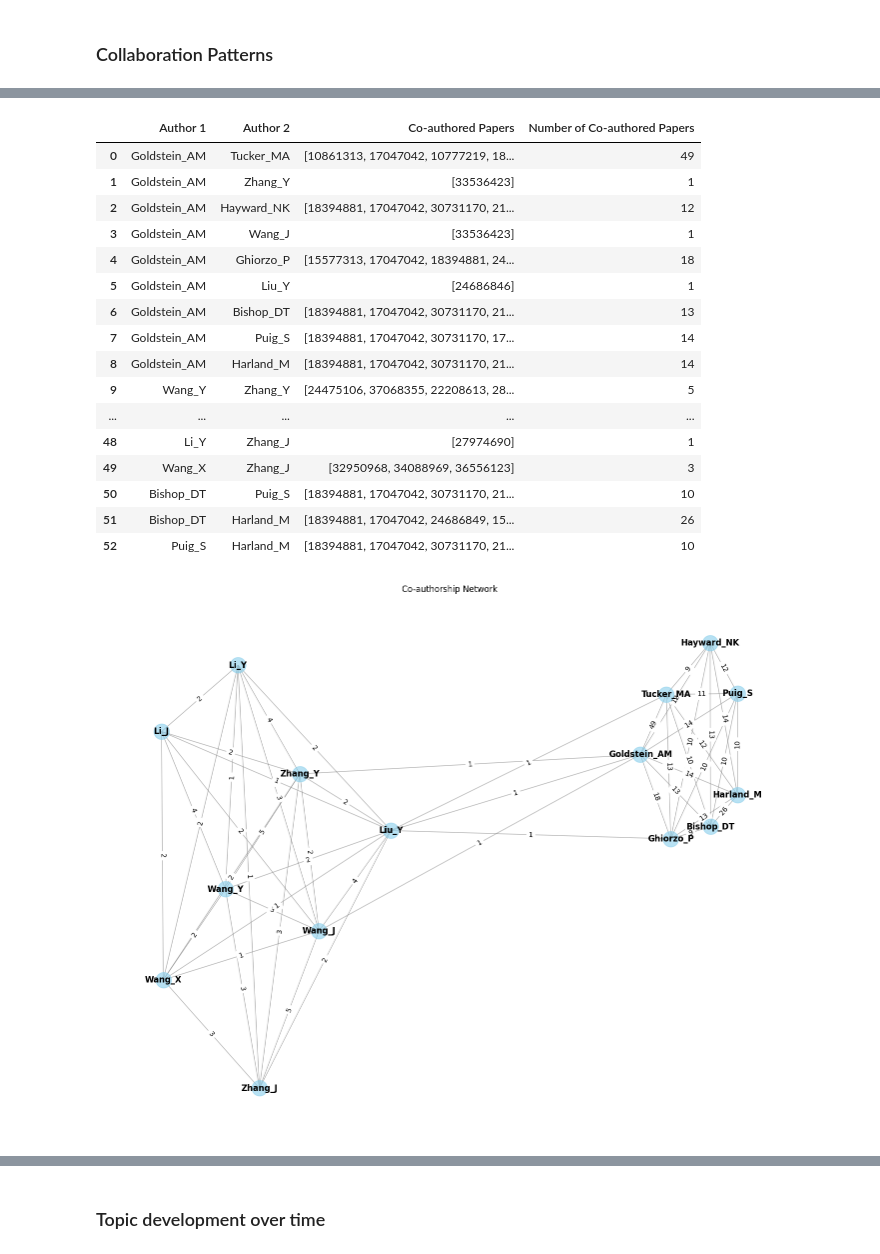
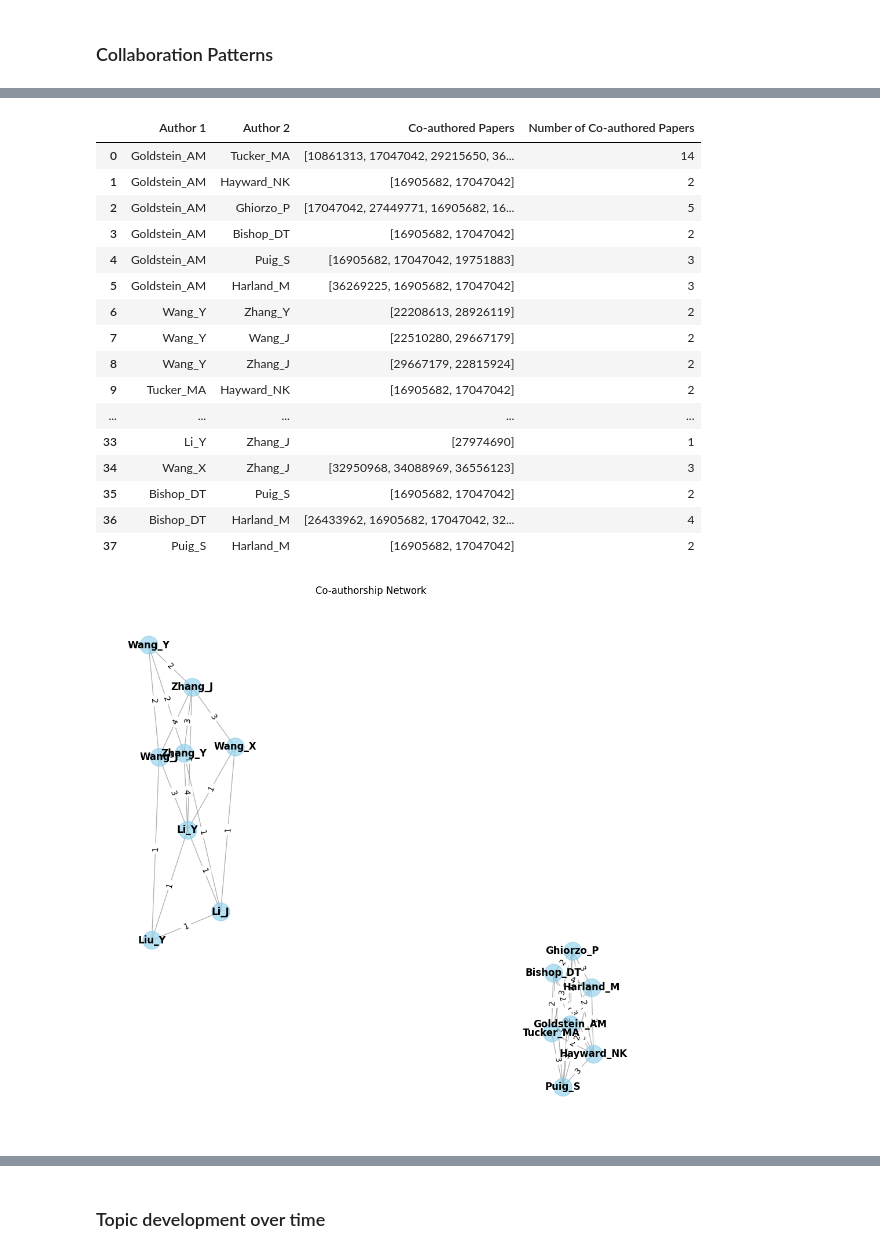
Before and after one commit to ThanakornMix/G1-Consulting-Data-Science, a Jupyter notebook: Consulting.ipynb, the cells around one changed output, grey strips where cells are left out. Saved outputs shown, nothing was run; the diff lists cells and outputs as text; code cells hidden in the pictures.

```diff
--- a/Consulting.ipynb
+++ b/Consulting.ipynb
@@ -130,7 +159,7 @@ author_counts = merged_df['ResearcherID'].value_counts().reset_index()
 author_counts.columns = ['ResearcherID', 'Count']
 # Sort into descending order
 author_counts = author_counts.sort_values(by='Count', ascending=False)
-most_published_authors = author_counts.head(15)
+most_published_authors = author_counts.head(20)
 most_published_authors = pd.DataFrame(most_published_authors)
 
 # Display the dataframe
@@ -160,16 +190,16 @@ df_coauthored = []
 df_no_coauthored = []
 
 # get the researcherID of the most published authors
-top_15_authors = most_published_authors['ResearcherID'].tolist()
+top_10_authors = most_published_authors['ResearcherID'][:15]
 
 # create pairs of researchers to check if they have collaborated
-author_pairs = list(combinations(top_15_authors, 2))
+author_pairs = list(combinations(top_10_authors, 2))
 
 # create a dictionary to store the pair and the papers they've co-authored
 coauthored_together = {pair: set() for pair in author_pairs}
 
 # create a collaboration dataframe with columns PMID and ResearcherID
-collaboration = merged_df[['PMID', 'ResearcherID']].copy()
+collaboration = cancer_rows[['PMID', 'ResearcherID']].copy()
 
 # group by PMID and  ResearcherIDs into a list of collaborators
 collaboration = collaboration.groupby('PMID')['ResearcherID'].agg(lambda x: ','.join(x)).reset_index()
@@ -177,11 +207,11 @@ collaboration.columns = ['PMID', 'Collaborators']
 
 paper_to_collaborators = collaboration.set_index('PMID')['Collaborators'].to_dict()
 
-# for each pair of top 15 authors, check if they have co-authored any paper
+# for each pair of top 10 authors, check if they have co-authored any paper
 for paper_id, collaborators in paper_to_collaborators.items():
     collaborators = collaborators.split(',')
     collaborator_set = set(collaborators)
-    # check each pair of top 15 authors
+    # check each pair of top 10 authors
     for author1, author2 in author_pairs:
         # if both authors are in the set of collaborators for this paper, they have co-authored it
         if author1 in collaborator_set and author2 in collaborator_set:
@@ -232,50 +262,50 @@ df_coauthored['Number of Co-authored Papers'] = df_coauthored['Co-authored Paper
 df_coauthored
 # %% [output]
 |  | Author 1 | Author 2 | Co-authored Papers | Number of Co-authored Papers |
-| 0 | Goldstein_AM | Tucker_MA | [10861313, 17047042, 10777219, 18... | 49 |
-| 1 | Goldstein_AM | Zhang_Y | [33536423] | 1 |
-| 2 | Goldstein_AM | Hayward_NK | [18394881, 17047042, 30731170, 21... | 12 |
-| 3 | Goldstein_AM | Wang_J | [33536423] | 1 |
-| 4 | Goldstein_AM | Ghiorzo_P | [15577313, 17047042, 18394881, 24... | 18 |
-| 5 | Goldstein_AM | Liu_Y | [24686846] | 1 |
-| 6 | Goldstein_AM | Bishop_DT | [18394881, 17047042, 30731170, 21... | 13 |
-| 7 | Goldstein_AM | Puig_S | [18394881, 17047042, 30731170, 17... | 14 |
-| 8 | Goldstein_AM | Harland_M | [18394881, 17047042, 30731170, 21... | 14 |
-| 9 | Wang_Y | Zhang_Y | [24475106, 37068355, 22208613, 28... | 5 |
+| 0 | Goldstein_AM | Tucker_MA | [10861313, 17047042, 29215650, 36... | 14 |
+| 1 | Goldstein_AM | Hayward_NK | [16905682, 17047042] | 2 |
+| 2 | Goldstein_AM | Ghiorzo_P | [17047042, 27449771, 16905682, 16... | 5 |
+| 3 | Goldstein_AM | Bishop_DT | [16905682, 17047042] | 2 |
+| 4 | Goldstein_AM | Puig_S | [16905682, 17047042, 19751883] | 3 |
+| 5 | Goldstein_AM | Harland_M | [36269225, 16905682, 17047042] | 3 |
+| 6 | Wang_Y | Zhang_Y | [22208613, 28926119] | 2 |
+| 7 | Wang_Y | Wang_J | [22510280, 29667179] | 2 |
+| 8 | Wang_Y | Zhang_J | [29667179, 22815924] | 2 |
+| 9 | Tucker_MA | Hayward_NK | [16905682, 17047042] | 2 |
 | ... | ... | ... | ... | ... |
-| 48 | Li_Y | Zhang_J | [27974690] | 1 |
-| 49 | Wang_X | Zhang_J | [32950968, 34088969, 36556123] | 3 |
-| 50 | Bishop_DT | Puig_S | [18394881, 17047042, 30731170, 21... | 10 |
-| 51 | Bishop_DT | Harland_M | [18394881, 17047042, 24686849, 15... | 26 |
-| 52 | Puig_S | Harland_M | [18394881, 17047042, 30731170, 21... | 10 |
+| 33 | Li_Y | Zhang_J | [27974690] | 1 |
+| 34 | Wang_X | Zhang_J | [32950968, 34088969, 36556123] | 3 |
+| 35 | Bishop_DT | Puig_S | [16905682, 17047042] | 2 |
+| 36 | Bishop_DT | Harland_M | [26433962, 16905682, 17047042, 32... | 4 |
+| 37 | Puig_S | Harland_M | [16905682, 17047042] | 2 |
 # %%
 # create a graph
 collaboration_network = nx.Graph()
 
 # loop through your dataframe to add lines between researchers
 for _, row in df_coauthored.iterrows():
     author1 = row['Author 1']
     author2 = row['Author 2']
     # add number of papers they co-authored
     num_papers = len(row['Co-authored Papers'])
 
     collaboration_network.add_edge(author1, author2, weight=num_papers)
 
 # draw the network
-plt.figure(figsize=(18, 14))
+plt.figure(figsize=(12, 12))
 pos = nx.spring_layout(collaboration_network, k=0.5)
 nx.draw_networkx_nodes(collaboration_network, pos, node_size=500, node_color="skyblue", alpha=0.6)
 nx.draw_networkx_edges(collaboration_network, pos, width=1.0, alpha=0.6, edge_color="gray")
 nx.draw_networkx_labels(collaboration_network, pos, font_size=12, font_weight='bold')
 
 edge_labels = nx.get_edge_attributes(collaboration_network, 'weight')
 nx.draw_networkx_edge_labels(collaboration_network, pos, edge_labels=edge_labels)
 
 plt.title("Co-authorship Network")
 plt.axis("off")
 plt.show()
 # %% [output]
-[figure, old version]
+[figure, new version]
 # %%
 # The list of authors that has not colloborated with the papers in common
 df_no_coauthored
```
Also changed, not shown: parts of 16 cells of this notebook.
